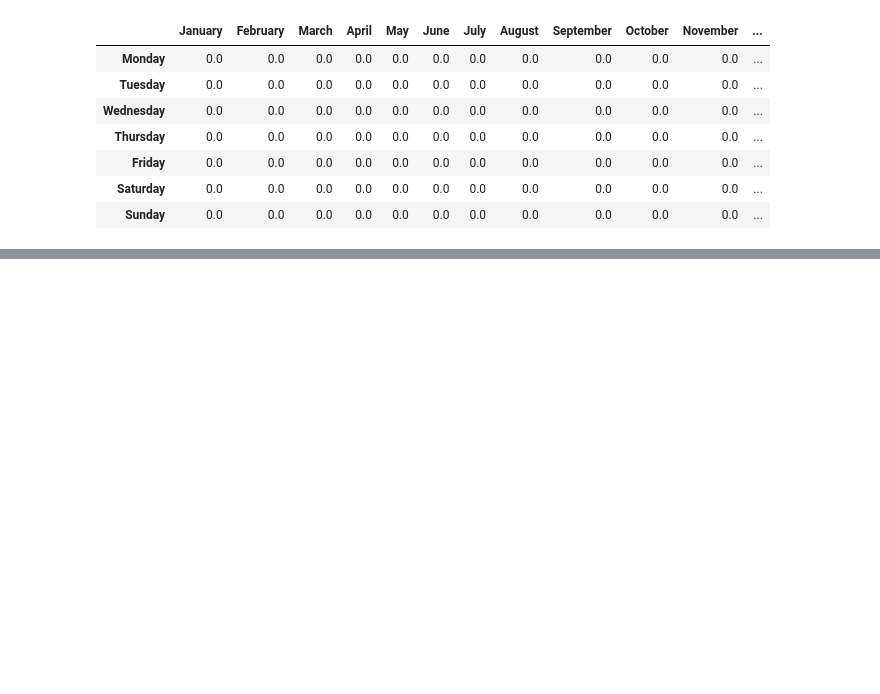
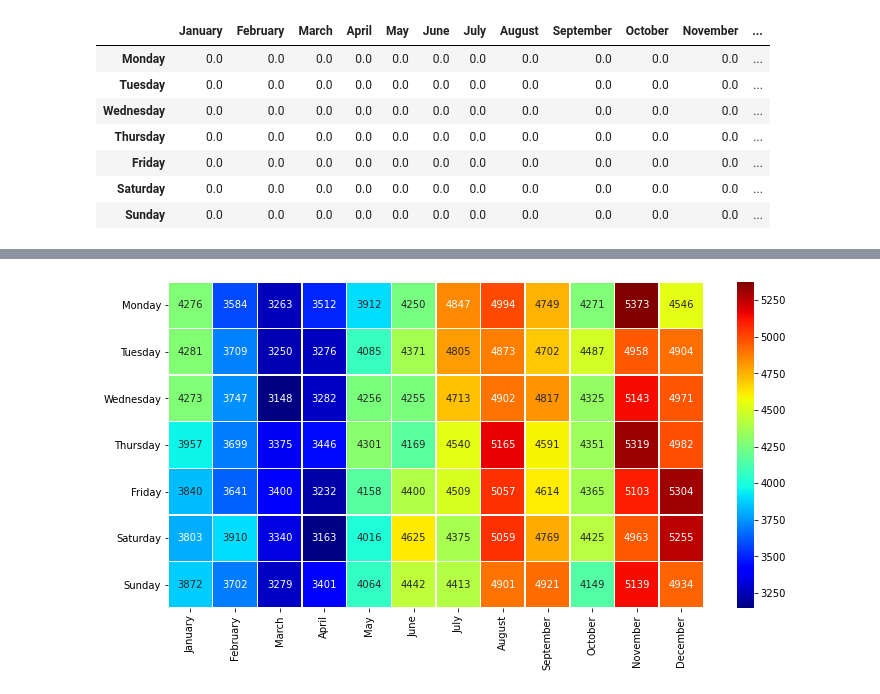
Before and after one commit to AxleMaxGit/python-data-science-projects, a Jupyter notebook: python-crypto-btc-analysis/price.ipynb, the cells around one changed output, grey strips where cells are left out. Saved outputs shown, nothing was run; the diff lists cells and outputs as text; code cells hidden in the pictures; blank space fills up the shorter version.

Commit message:
Add performance heatmaps

```diff
--- a/python-crypto-btc-analysis/price.ipynb
+++ b/python-crypto-btc-analysis/price.ipynb
@@ -128,16 +128,16 @@ moy_ax.set_ylabel("USD")
 Text(0, 0.5, 'USD')
 [figure]
 # %%
-#Create the heatmap df
+#Create empty heatmap for displaying day of week and month of year
 days_in_week = 7
 months_in_year = 12
 
 day_names = [calendar.day_name[i] for i in range(days_in_week)]
 month_names = [calendar.month_name[i] for i in range(1, 13)]
 
-tdf = pd.DataFrame(np.zeros((days_in_week, months_in_year)) , index=day_names, columns=month_names )
+btc_heatmap = pd.DataFrame(np.zeros((days_in_week, months_in_year)) , index=day_names, columns=month_names )
 
-tdf
+btc_heatmap
 # %% [output]
 |  | January | February | March | April | May | June | July | August | September | October | November | ... |
 | Monday | 0.0 | 0.0 | 0.0 | 0.0 | 0.0 | 0.0 | 0.0 | 0.0 | 0.0 | 0.0 | 0.0 | ... |
@@ -150,9 +159,12 @@ tdf
 # %%
-#iterate month columns
-for month, weekdays in tdf.iteritems():
-    #iterate weekday items
+#add day of week (DOW) and month of year (MOY) means to heatmap
+
+#iterate over the columns (months)
+for month, weekdays in btc_heatmap.iteritems():
+    #iterate over the rows (weekdays)
     for day, value in weekdays.iteritems():
         #add value to each cell
-        tdf.at[day, month] = df[(df.moy_str == month) & (df.dow_str == day)]['high'].mean()
+        btc_heatmap.at[day, month] = df[(df.moy_str == month) & (df.dow_str == day)]['high'].mean()
 
-tdf = tdf.astype(int)
+#round up the values to int
+btc_heatmap = btc_heatmap.astype(int)
@@ -181,3 +183,16 @@ plt.show()
+# %%
+#plot the heatmap
+fig, ax = plt.subplots(figsize=(12, 6))
+#format the plot
+sb.heatmap(btc_heatmap, annot=True, fmt="d", linewidths=.5, cmap='jet')
+plt.show()
+
+#note: lowest mean is Wed in Mar
+#note: highest mean is Mon in Dec
+#note: Clear pattern of lower values in Feb & Mar
+#note: Clear patter of higher values in Nov & Dec
+# %% [output]
+[figure, added]
 # %%
 
 
```
Also changed, not shown: parts of 7 cells of this notebook.
